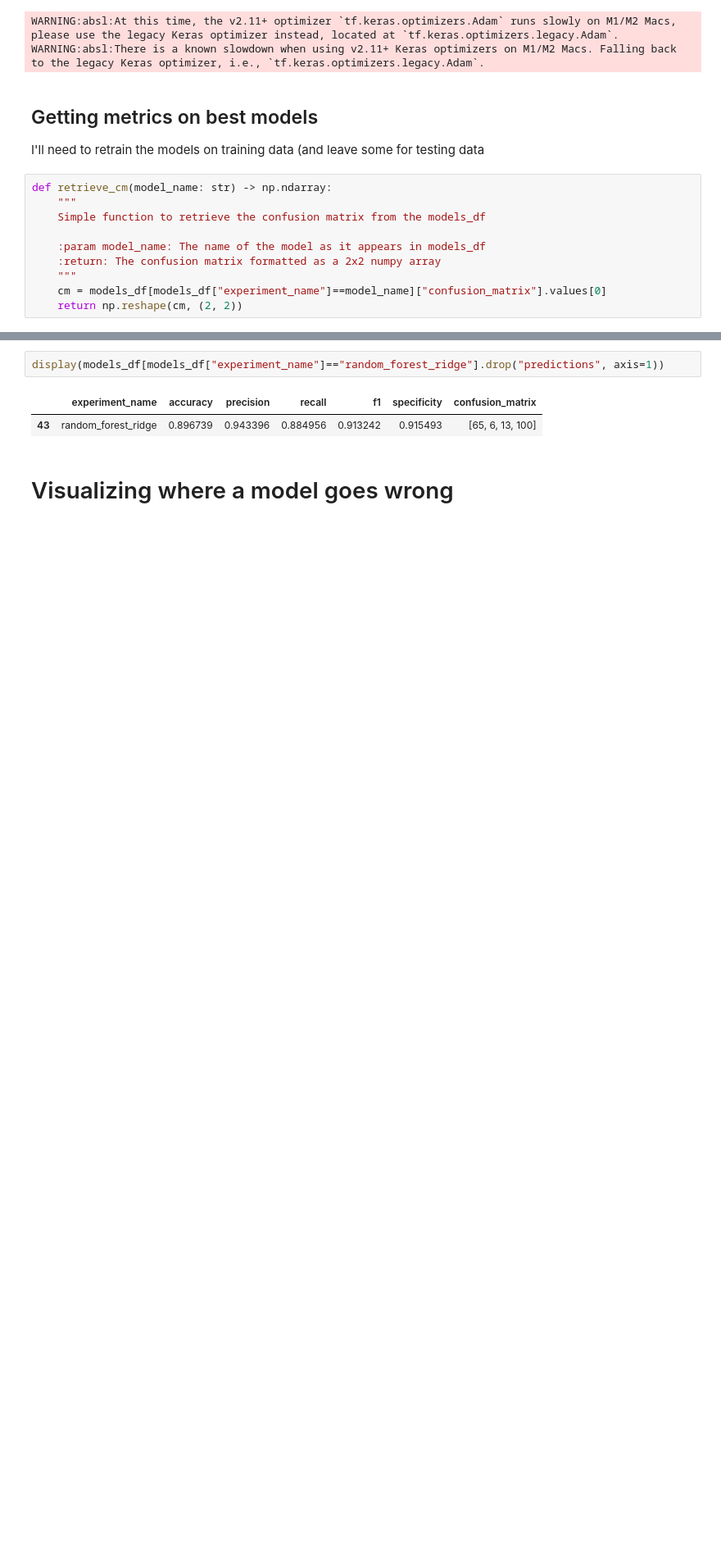
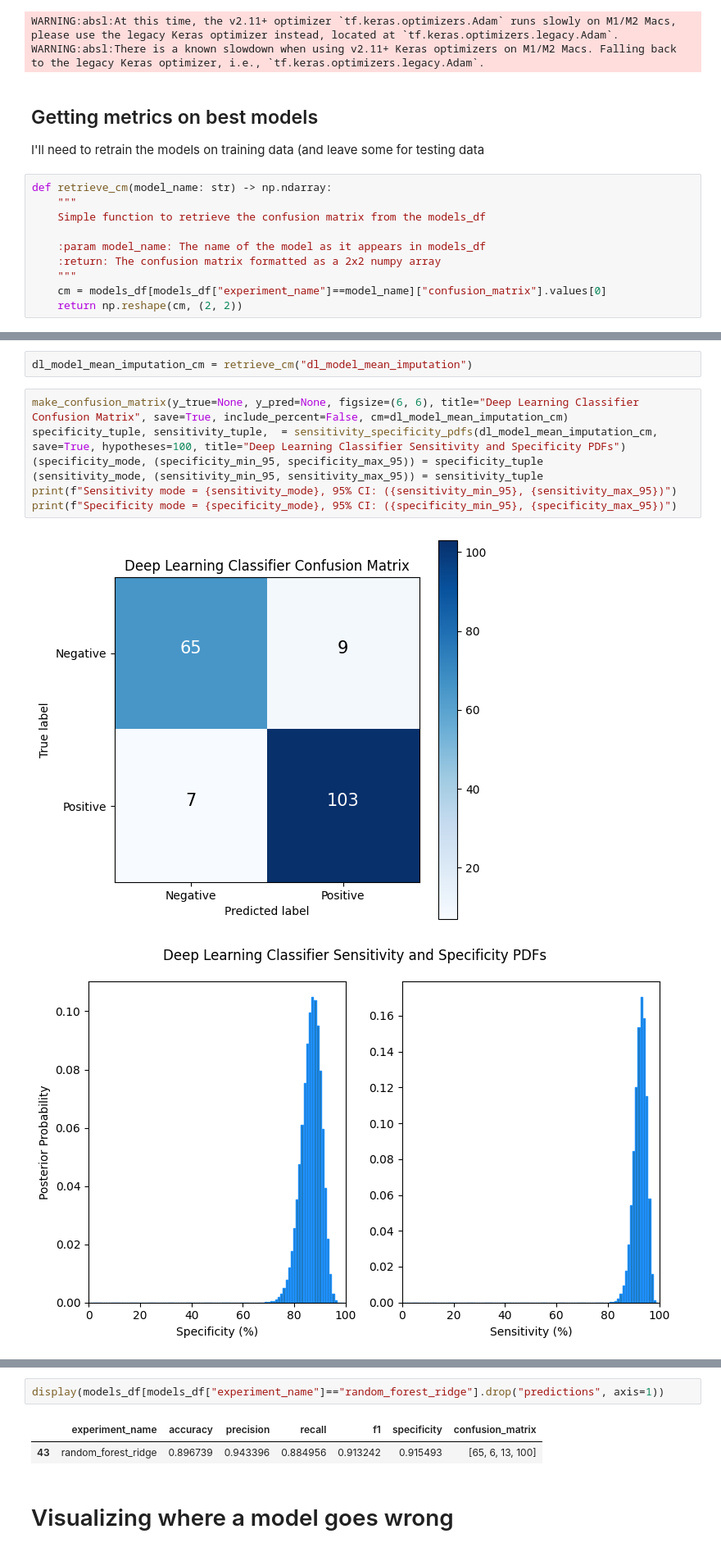
Before and after one commit to nripstein/Heart-Disease-Prediction, a Jupyter notebook: heart failure prediction notebook.ipynb, the cells around one changed output, grey strips where cells are left out. Shown at 82% size. Saved outputs shown, nothing was run; the diff lists cells and outputs as text; blank space fills up the shorter version.

```diff
--- a/heart failure prediction notebook.ipynb
+++ b/heart failure prediction notebook.ipynb
@@ -2153,0 +2135,12 @@ Specificity mode = 91.5, 95% CI: (84.5, 96.5)
+# %%
+dl_model_mean_imputation_cm = retrieve_cm("dl_model_mean_imputation")
+# %%
+make_confusion_matrix(y_true=None, y_pred=None, figsize=(6, 6), title="Deep Learning Classifier Confusion Matrix", save=True, include_percent=False, cm=dl_model_mean_imputation_cm)
+specificity_tuple, sensitivity_tuple,  = sensitivity_specificity_pdfs(dl_model_mean_imputation_cm, save=True, hypotheses=100, title="Deep Learning Classifier Sensitivity and Specificity PDFs")
+(specificity_mode, (specificity_min_95, specificity_max_95)) = specificity_tuple
+(sensitivity_mode, (sensitivity_min_95, sensitivity_max_95)) = sensitivity_tuple
+print(f"Sensitivity mode = {sensitivity_mode}, 95% CI: ({sensitivity_min_95}, {sensitivity_max_95})")
+print(f"Specificity mode = {specificity_mode}, 95% CI: ({specificity_min_95}, {specificity_max_95})")
+# %% [output]
+[figure, added]
+[figure, added]
```
Also changed, not shown: parts of 36 cells of this notebook, 7 other files.
